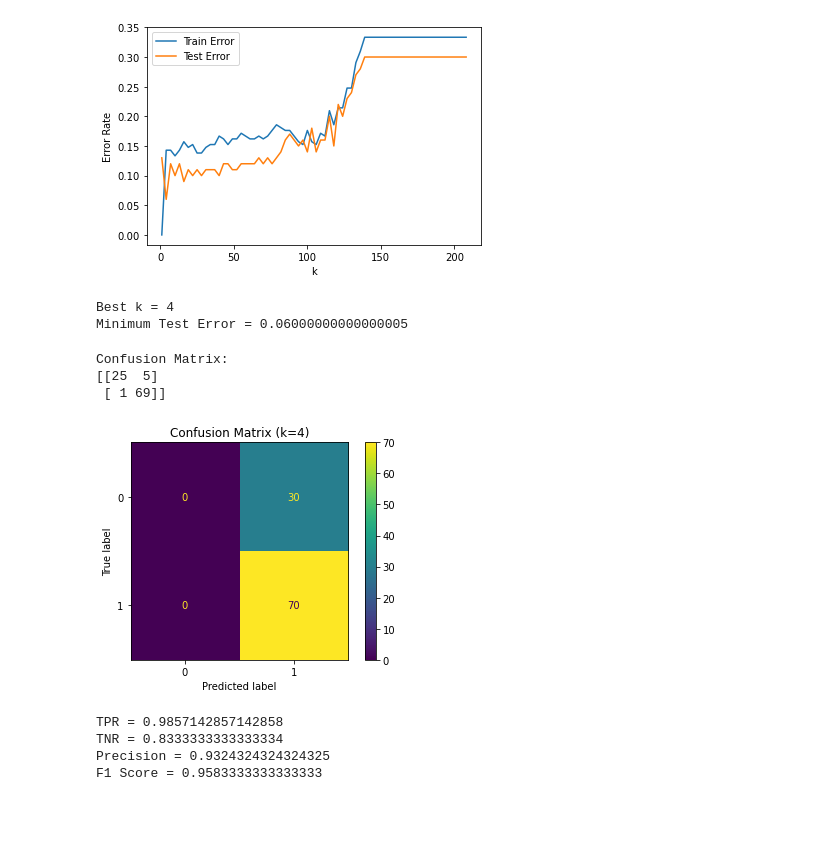
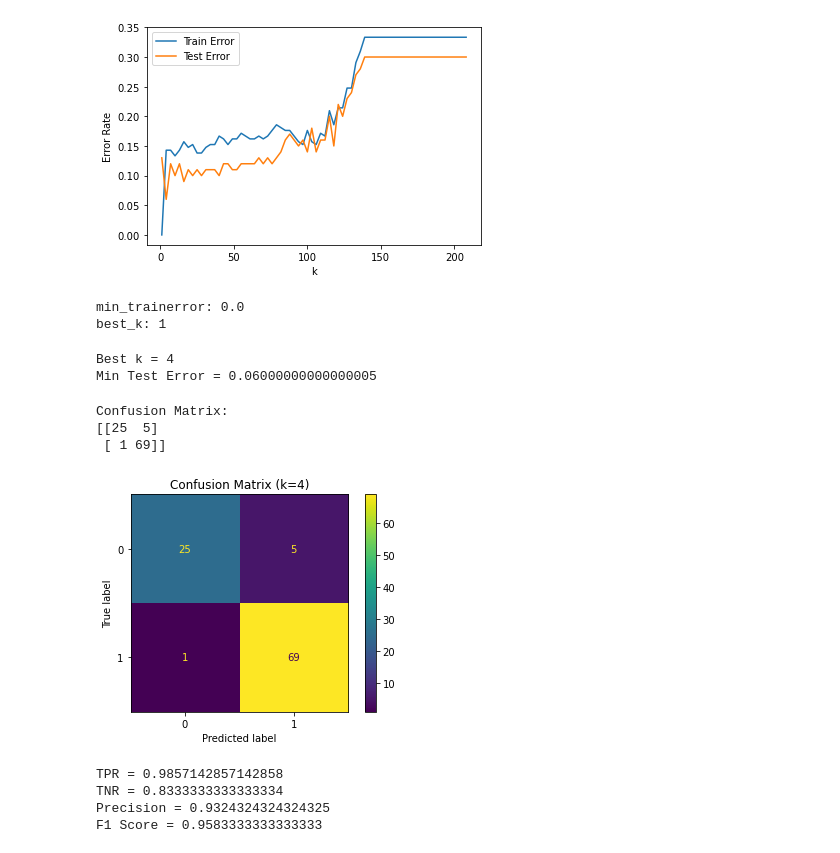
Before and after one commit to ethandingsc/EE559, a Jupyter notebook: Homework 1 Data/HW1.ipynb, the cells around one changed output. Drawn from its saved outputs; the diff is of its cells as text; code cells hidden in the pictures; blank space fills up the shorter version.

```diff
--- a/Homework 1 Data/HW1.ipynb
+++ b/Homework 1 Data/HW1.ipynb
@@ -73,14 +78,13 @@ test_df = pd.concat([class0.iloc[70:],class1.iloc[140:]])
 # %%
-X_train = train_df.drop("Class", axis=1)
-Y_train = train_df["Class"]
+train1 = train_data.drop("Class", axis=1)
+train2 = train_data["Class"]
 
-X_test = test_df.drop("Class", axis=1)
-Y_test = test_df["Class"]
+test1 = test_data.drop("Class", axis=1)
+test2 = test_data["Class"]
 
-print(X_train.shape)
-print(Y_train.shape)
-
-print(X_test.shape)
-print(Y_test.shape)
+print(train1.shape)
+print(train1.shape)
+print(test2.shape)
+print(test2.shape)
 # %% [output]
 (210, 6)
@@ -96,17 +102,18 @@ test_errors = []
 
 for k in range(208, 0, -3):
 
-    knn = KNeighborsClassifier(n_neighbors=k)
-    knn.fit(X_train, Y_train)
-    Y_trainout = knn.predict(X_train)
-    Y_testout = knn.predict(X_test)
-    train_error = 1 - accuracy_score(Y_train, Y_trainout)
-    test_error = 1 - accuracy_score(Y_test, Y_testout)
+    knn = KNeighborsClassifier(n_neighbors = k)
+    knn.fit(train1, train2)
+    Y_trainout = knn.predict(train1)
+    Y_testout = knn.predict(test1)
+    train_error = 1 - accuracy_score(train2, Y_trainout)
+    test_error = 1 - accuracy_score(test2, Y_testout)
     train_errors.append(train_error)
     test_errors.append(test_error)
+    k_values.append(k)
 
-
-
+min_trainerror = min(train_errors)
+best_k = k_values[train_errors.index(min_trainerror)]
 
 plt.plot(range(208, 0, -3), train_errors, label="Train Error")
 plt.plot(range(208, 0, -3), test_errors, label="Test Error")
@@ -116,6 +123,12 @@ plt.legend()
 plt.show()
 # %% [output]
 [figure]
+# %%
+print(f"min_trainerror: {min_trainerror:}")
+print(f"best_k: {best_k}")
+# %% [output]
+min_trainerror: 0.0
+best_k: 1
 # %%
 k_values = list(range(208, 0, -3))
 
@@ -126,21 +139,21 @@ index = test_errors.index(min_error)
 k_star = k_values[index]
 
 print("Best k =", k_star)
-print("Minimum Test Error =", min_error)
+print("Min Test Error =", min_error)
 # %% [output]
 Best k = 4
-Minimum Test Error = 0.06000000000000005
+Min Test Error = 0.06000000000000005
 # %%
 knn = KNeighborsClassifier(n_neighbors=k_star)
 
-knn.fit(X_train, Y_train)
+knn.fit(train1, train2)
 
-Y_testout = knn.predict(X_test)
+Y_testout = knn.predict(test1)
 
-cm = confusion_matrix(Y_test, Y_testout)
+confusionmatrix = confusion_matrix(test2, Y_testout)
 
 print("Confusion Matrix:")
-print(cm)
+print(confusionmatrix)
 # %% [output]
 Confusion Matrix:
 [[25  5]
@@ -148,12 +161,12 @@ Confusion Matrix:
 # %%
 from sklearn.metrics import ConfusionMatrixDisplay
 
-ConfusionMatrixDisplay.from_predictions(Y_test,Y_testout)
+ConfusionMatrixDisplay.from_predictions(test2,Y_testout)
 
 plt.title(f"Confusion Matrix (k=4)")
 plt.show()
 # %% [output]
-[figure, old version]
+[figure, new version]
 # %%
 TN, FP, FN, TP = cm.ravel()
 
```
Also changed, not shown: parts of 19 cells of this notebook.
